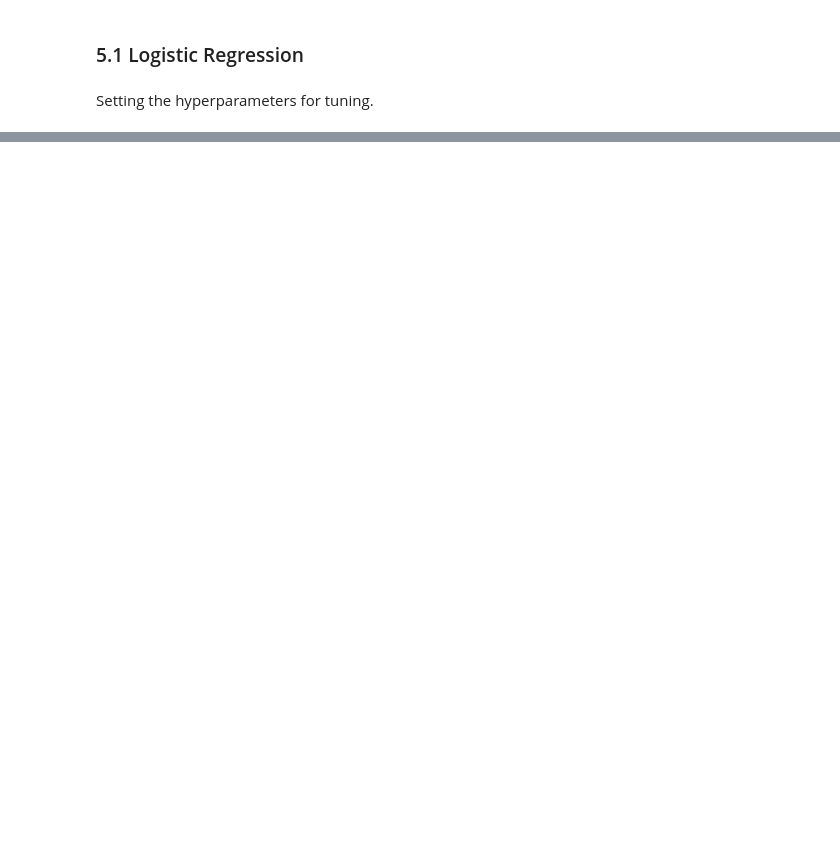
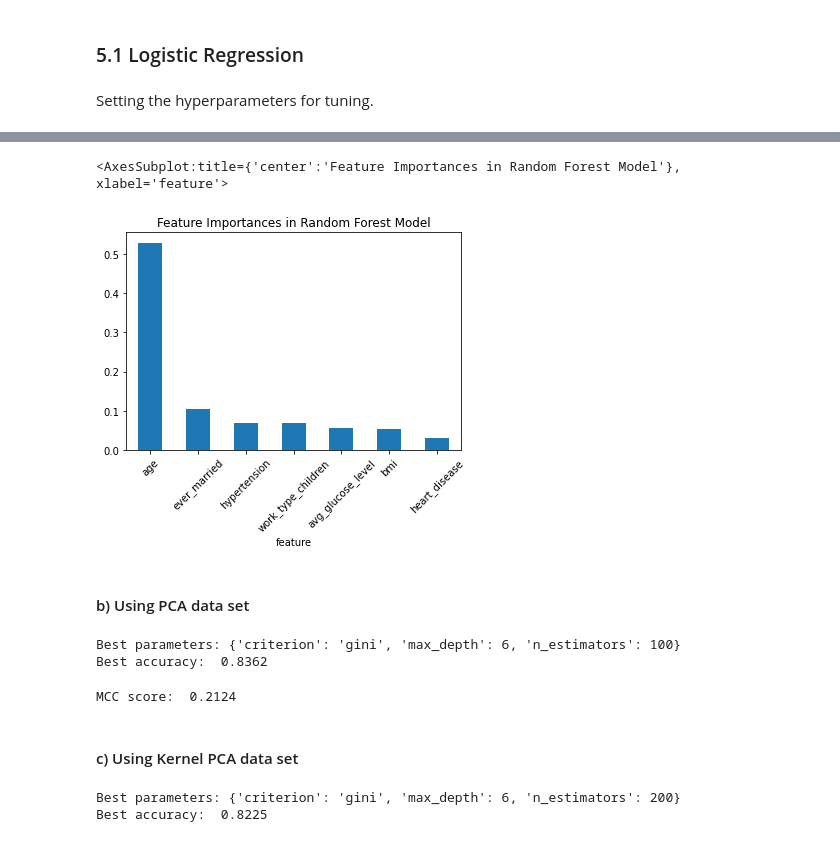
Before and after one commit to bowcai/Stroke-Prediction, a Jupyter notebook: stroke_prediction.ipynb, the cells around one changed output, grey strips where cells are left out. Saved outputs shown, nothing was run; the diff lists cells and outputs as text; code cells hidden in the pictures; blank space fills up the shorter version.

```diff
--- a/stroke_prediction.ipynb
+++ b/stroke_prediction.ipynb
@@ -608,0 +673,6 @@ MCC score:  0.2008
+# %%
+params = {
+    'n_estimators': [100, 200, 300],
+    'criterion': ['gini', 'entropy'],
+    'max_depth': [3, 4, 5, 6],
+}
@@ -608,0 +681,3 @@ MCC score:  0.2008
+# %%
+clf_rf = train_model(RandomForestClassifier(),
+                        X_train_smote, y_train_smote, params)
@@ -608,0 +704,29 @@ MCC score:  0.2008
+# %%
+# Get the feature importance from random forest
+importances_rf = pd.DataFrame({'feature': feature_cols, 'importance': clf_rf.feature_importances_})\
+    .sort_values('importance', ascending=False).reset_index(drop=True)
+importances_rf.iloc[0:7, :].plot(kind='bar', x='feature', y='importance', rot=45,
+                                       title='Feature Importances in Random Forest Model', legend=False)
+# %% [output]
+<AxesSubplot:title={'center':'Feature Importances in Random Forest Model'}, xlabel='feature'>
+[figure, added]
+# %% [markdown]
+#### b) Using PCA data set
+# %%
+clf_rf_pca = train_model(RandomForestClassifier(),
+                            X_train_pca_smote, y_train_pca_smote, params)
+# %% [output]
+Best parameters: {'criterion': 'gini', 'max_depth': 6, 'n_estimators': 100}
+Best accuracy:  0.8362
+# %%
+test_model(clf_rf_pca, X_test_pca, y_test, 'Random Forest', 'PCA')
+# %% [output]
+MCC score:  0.2124
+# %% [markdown]
+#### c) Using Kernel PCA data set
+# %%
+clf_rf_kpca = train_model(RandomForestClassifier(),
+                            X_train_kpca_smote, y_train_kpca_smote, params)
+# %% [output]
+Best parameters: {'criterion': 'gini', 'max_depth': 6, 'n_estimators': 200}
+Best accuracy:  0.8225
```
Also changed, not shown: parts of 57 cells of this notebook.
